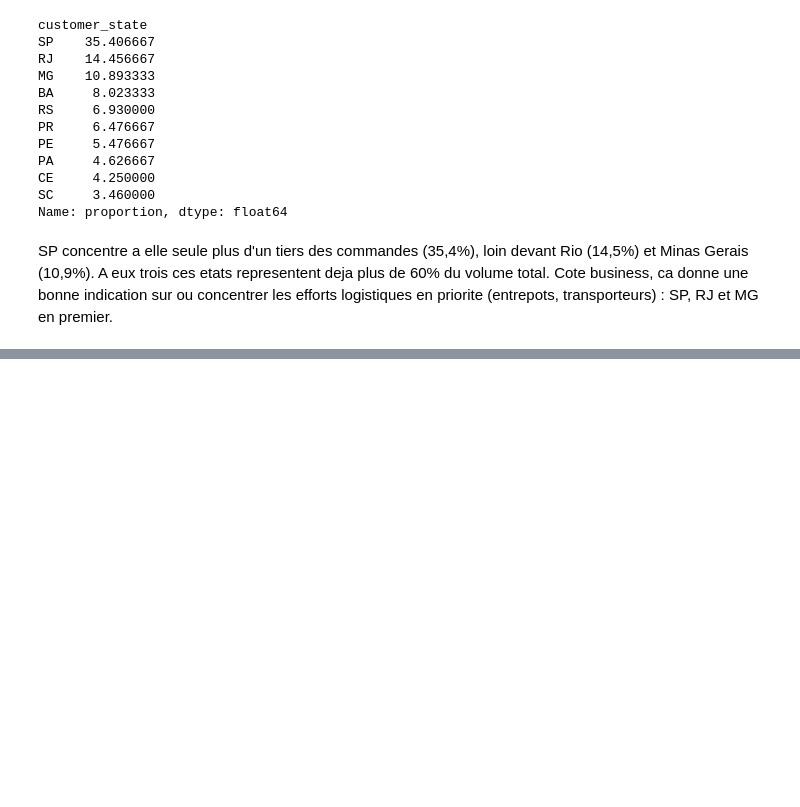
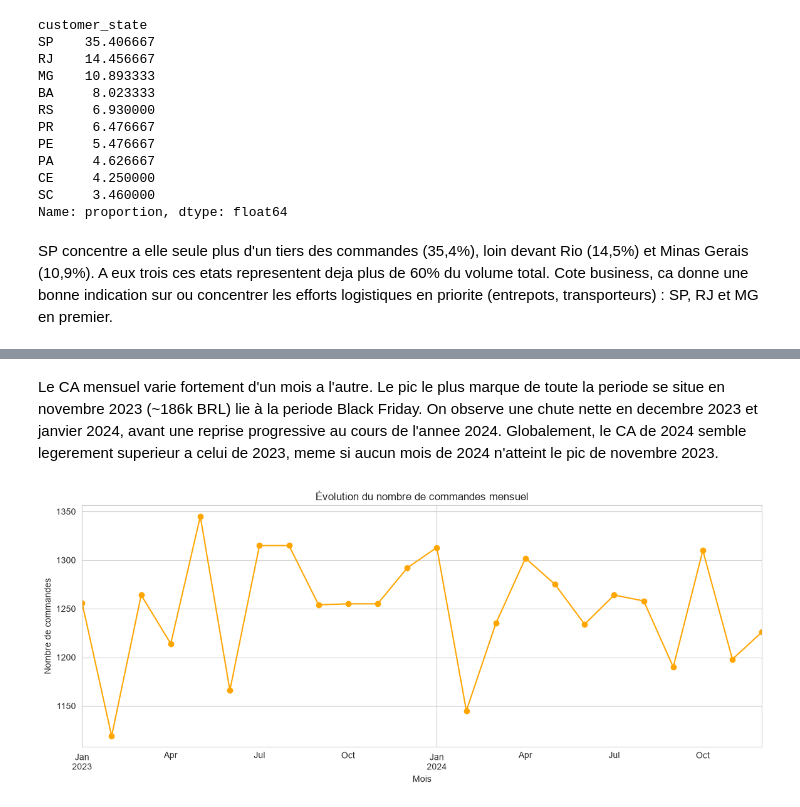
Before and after one commit to Mace-Erwan/Analyse-d-un-marketplace-e-commerce, a Jupyter notebook: Analyse.ipynb, the cells around one changed output, grey strips where cells are left out. Cells and saved outputs as stored; diff of their text form; code cells hidden in the pictures; blank space fills up the shorter version.

```diff
--- a/Analyse.ipynb
+++ b/Analyse.ipynb
@@ -162,0 +181,14 @@ Cote business, ca donne une bonne indication sur ou concentrer les efforts logis
+# %% [markdown]
+Le CA mensuel varie fortement d'un mois a l'autre. Le pic le plus marque de toute la periode se situe en novembre 2023 (~186k BRL) lie à la periode Black Friday. On observe une chute nette en decembre 2023 et janvier 2024, avant une reprise progressive au cours de l'annee 2024. Globalement, le CA de 2024 semble legerement superieur a celui de 2023, meme si aucun mois de 2024 n'atteint le pic de novembre 2023.
+# %%
+commandes_mensuel = orders.groupby("year_month").size()
+
+plt.figure(figsize=(14, 5))
+commandes_mensuel.plot(kind="line", marker="o", color="orange")
+plt.title("Évolution du nombre de commandes mensuel")
+plt.xlabel("Mois")
+plt.ylabel("Nombre de commandes")
+plt.grid(True)
+plt.show()
+# %% [output]
+[figure, added]
```
Also changed, not shown: parts of 9 cells of this notebook.
